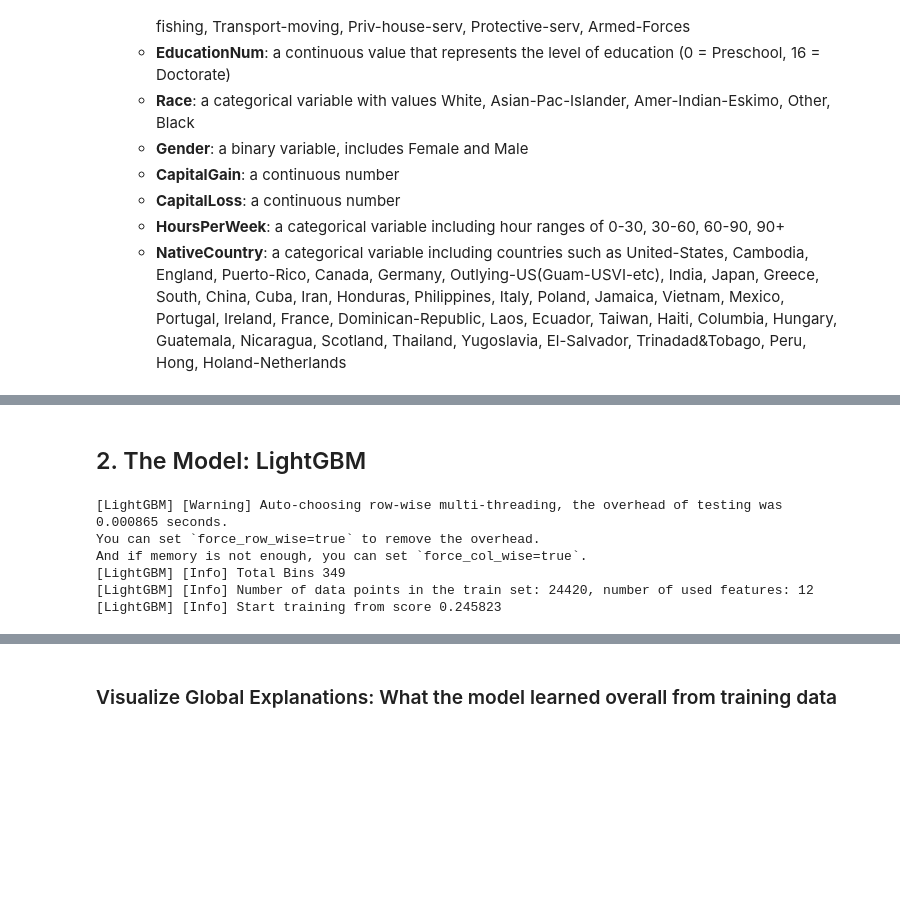
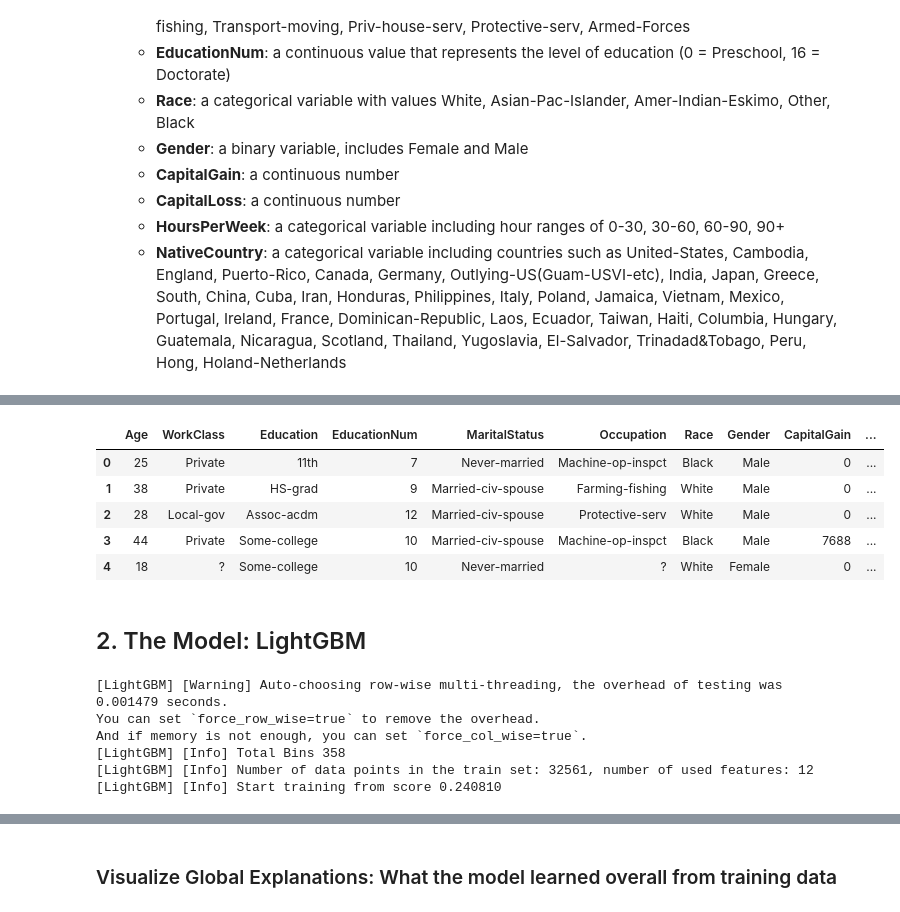
Before and after one commit to davisjrule/satisficing-main-study, a Jupyter notebook: adult_income_normal_pipeline.ipynb, the cells around one changed output, grey strips where cells are left out. Cells and saved outputs as stored; diff of their text form; code cells hidden in the pictures; blank space fills up the shorter version.

```diff
--- a/adult_income_normal_pipeline.ipynb
+++ b/adult_income_normal_pipeline.ipynb
@@ -88,21 +84,70 @@ df.head()
+# %%
+df = pd.read_csv("Data/income_test_orig.csv")
+
+df.columns = [
+        "Age", "WorkClass", "fnlwgt", "Education", "EducationNum",
+        "MaritalStatus", "Occupation", "Relationship", "Race", "Gender",
+        "CapitalGain", "CapitalLoss", "HoursPerWeek", "NativeCountry", "Income"]
+
+def convert_hours(x):
+    if x < 30:
+        return "0-30"
+    elif x < 60:
+        return "30-60"
+    elif x < 90:
+        return "60-90"
+    else:
+        return "90+"
+
+df['HoursPerWeek'] = df['HoursPerWeek'].apply(lambda x: convert_hours(x))
+
+cols = [
+        "Age", "WorkClass", "Education","EducationNum", "MaritalStatus", "Occupation", "Race", "Gender",
+        "CapitalGain", "CapitalLoss", "HoursPerWeek", "NativeCountry", "Income"]
+df = df[cols]
+
+
+train_cols = df.columns[0:-1]
+label = df.columns[-1]
+test_X_df = df[train_cols]
+test_y_df = df[label]
+
+
+#Converting strings to integers and floats for categorical data
+categorical_cols = ["WorkClass", "Education", "MaritalStatus", "Occupation", "Race", "Gender", "NativeCountry", "HoursPerWeek"]
+
+for col in categorical_cols:
+    test_X_df[col] = pd.Categorical(test_X_df[col])
+    test_X_df[col] = test_X_df[col].cat.codes
+
+
+#Converting the response / output variable to a binary class
+test_y_df = test_y_df.apply(lambda x: 0 if x == "<=50K" else 1)
+
+
+#Top 5 rows of the original dataset:
+df.head()
+# %% [output]
+|  | Age | WorkClass | Education | EducationNum | MaritalStatus | Occupation | Race | Gender | CapitalGain | ... |
+| 0 | 25 | Private | 11th | 7 | Never-married | Machine-op-inspct | Black | Male | 0 | ... |
+| 1 | 38 | Private | HS-grad | 9 | Married-civ-spouse | Farming-fishing | White | Male | 0 | ... |
+| 2 | 28 | Local-gov | Assoc-acdm | 12 | Married-civ-spouse | Protective-serv | White | Male | 0 | ... |
+| 3 | 44 | Private | Some-college | 10 | Married-civ-spouse | Machine-op-inspct | Black | Male | 7688 | ... |
+| 4 | 18 | ? | Some-college | 10 | Never-married | ? | White | Female | 0 | ... |
 # %% [markdown]
 ## 2. The Model: LightGBM
 # %%
-# create a train/test split
-seed = 1
-X_train, X_test, y_train, y_test = train_test_split(dataset['X'],dataset['y'], test_size=0.25, random_state=seed)
-
-d_train = lgb.Dataset(X_train, label=y_train)
-d_test = lgb.Dataset(X_test, label=y_test)
+d_train = lgb.Dataset(X_df, label=y_df)
+d_test = lgb.Dataset(test_X_df, label=test_y_df)
 
 # train a lightgbm for the training dataset
 model = lgb.train({}, d_train)
 # %% [output]
-[LightGBM] [Warning] Auto-choosing row-wise multi-threading, the overhead of testing was 0.000865 seconds.
+[LightGBM] [Warning] Auto-choosing row-wise multi-threading, the overhead of testing was 0.001479 seconds.
 You can set `force_row_wise=true` to remove the overhead.
 And if memory is not enough, you can set `force_col_wise=true`.
-[LightGBM] [Info] Total Bins 349
-[LightGBM] [Info] Number of data points in the train set: 24420, number of used features: 12
-[LightGBM] [Info] Start training from score 0.245823
+[LightGBM] [Info] Total Bins 358
+[LightGBM] [Info] Number of data points in the train set: 32561, number of used features: 12
+[LightGBM] [Info] Start training from score 0.240810
 # %%
 #Training accuracy
```
Also changed, not shown: parts of 6 cells of this notebook, 1 other file.
